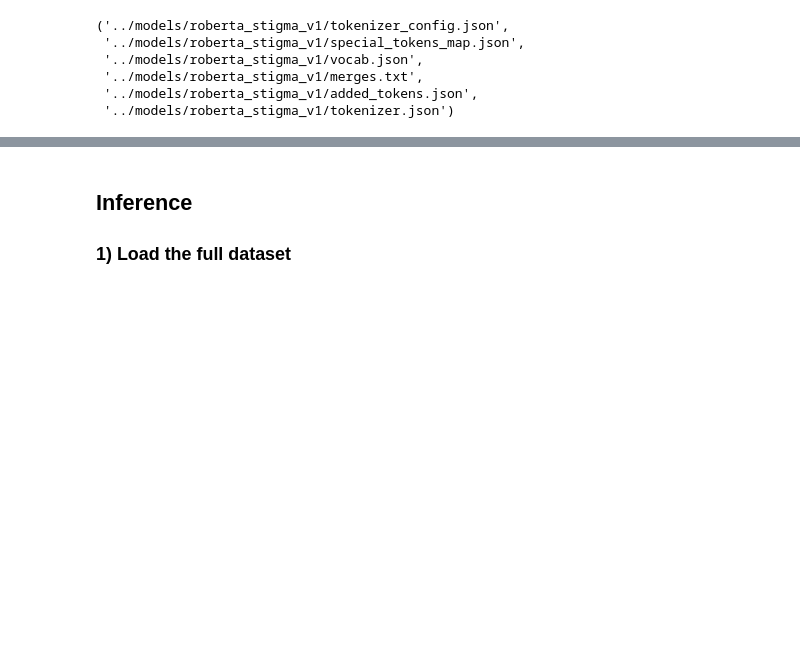
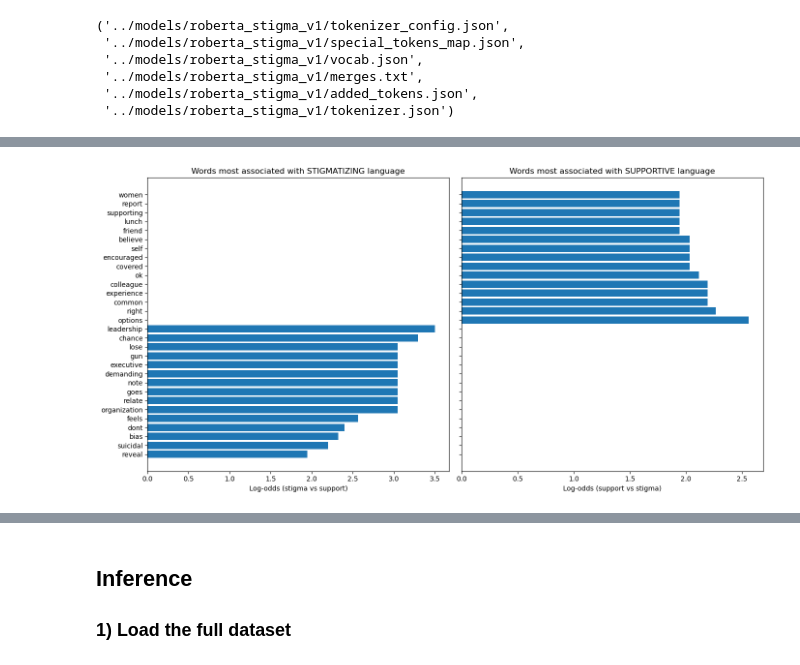
Before and after one commit to karelallik/Mental-Health-in-Tech, a Jupyter notebook: notebooks/goal3_detect_stigmatizing_vs_supportive_language.ipynb, the cells around one changed output, grey strips where cells are left out. Cells and saved outputs as stored; diff of their text form; code cells hidden in the pictures; blank space fills up the shorter version.

```diff
--- a/notebooks/goal3_detect_stigmatizing_vs_supportive_language.ipynb
+++ b/notebooks/goal3_detect_stigmatizing_vs_supportive_language.ipynb
@@ -1125,0 +1168,29 @@ tokenizer.save_pretrained("../models/roberta_stigma_v1")
+# %%
+import matplotlib.pyplot as plt
+
+K = 15  # Number of words
+
+# Stigmatizing: words with biggest log_odds
+stig_plot = top_stigma.nlargest(K, "log_odds").copy()
+stig_plot = stig_plot.sort_values("log_odds")
+
+# Supportive: words with smaller log_odds
+supp_plot = top_support.nsmallest(K, "log_odds").copy()
+supp_plot = supp_plot.sort_values("log_odds")
+
+fig, axes = plt.subplots(1, 2, figsize=(14, 7), sharey=True)
+
+# Left: stigmatizing
+axes[0].barh(stig_plot["word"], stig_plot["log_odds"])
+axes[0].set_title("Words most associated with STIGMATIZING language")
+axes[0].set_xlabel("Log-odds (stigma vs support)")
+
+# Right: supportive (negative log_odds → switch sign)
+axes[1].barh(supp_plot["word"], -supp_plot["log_odds"])
+axes[1].set_title("Words most associated with SUPPORTIVE language")
+axes[1].set_xlabel("Log-odds (support vs stigma)")
+
+plt.tight_layout()
+plt.show()
+# %% [output]
+[figure, added]
```
Also changed, not shown: parts of 22 cells of this notebook, 1 other file.
